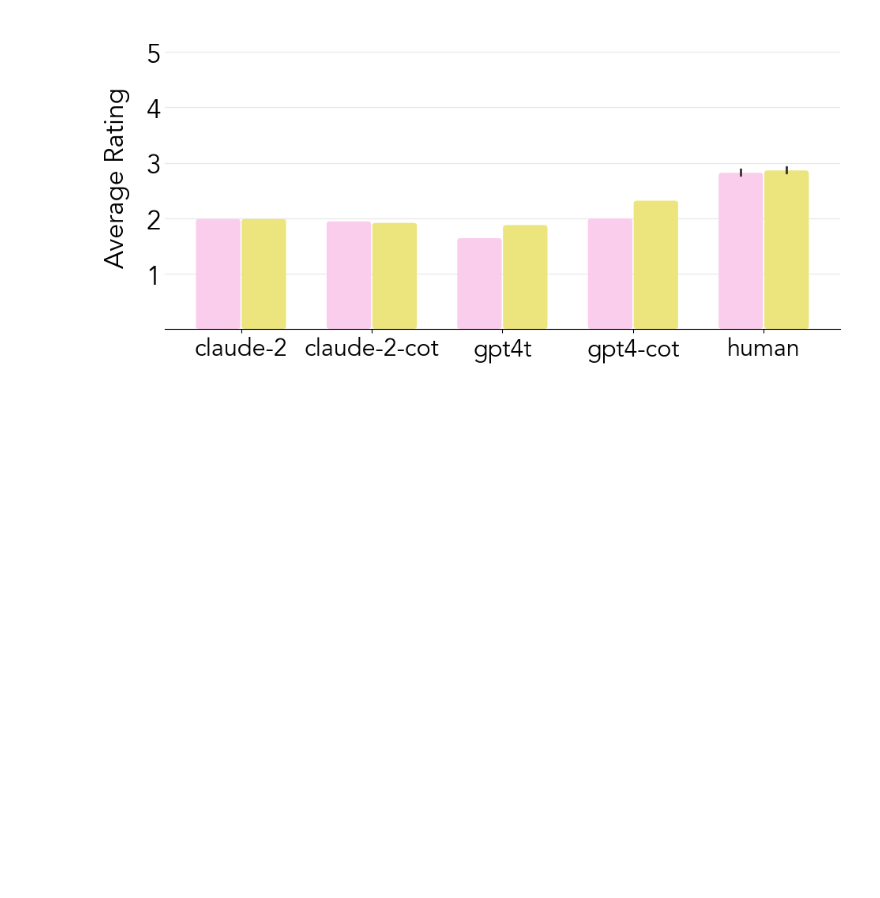
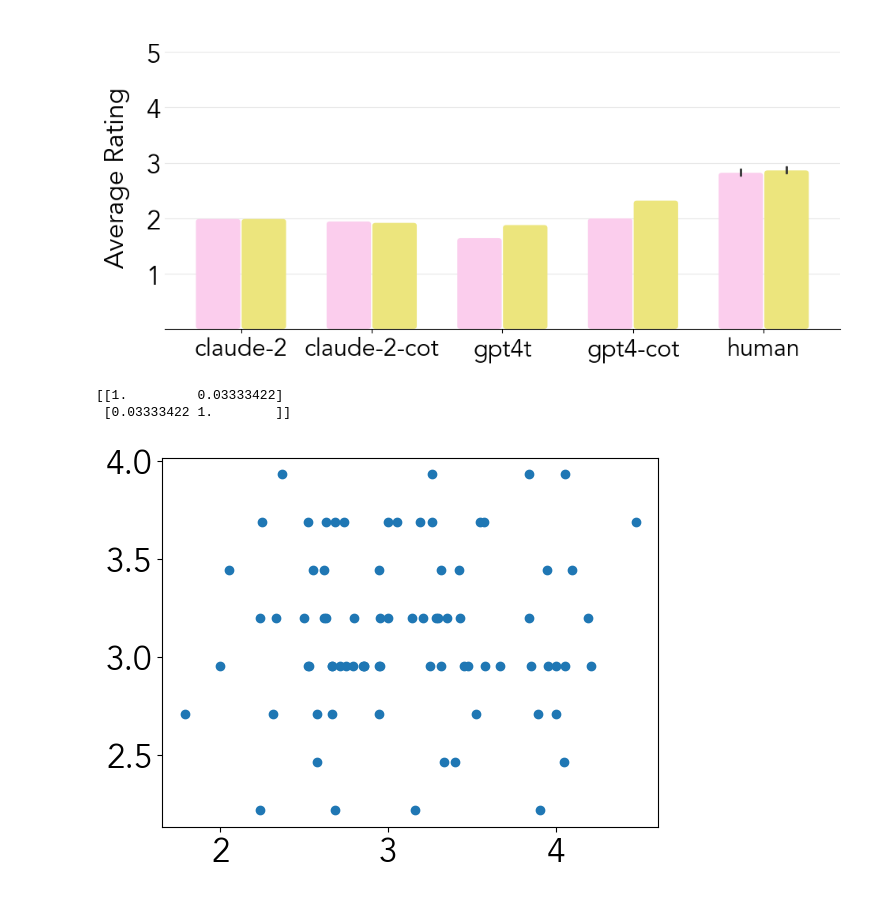
Before and after one commit to cicl-stanford/procedural-evals-moral, a Jupyter notebook: code/analysis/plotting.ipynb, the cells around one changed output. Saved outputs shown, nothing was run; the diff lists cells and outputs as text; code cells hidden in the pictures; blank space fills up the shorter version.

```diff
--- a/code/analysis/plotting.ipynb
+++ b/code/analysis/plotting.ipynb
@@ -156,3 +156,20 @@ plot_model(data2, 'plots/action_intention', palette)
 100
 100
 [figure]
+# %%
+# reading data for correlation plots
+permissibility_human = pd.read_csv("permissibility_human.csv")
+permissibility_human_predicted = pd.read_csv("permissibility_human_predicted.csv")
+
+# correlation plot with RMSE and
+human_means = list(permissibility_human['mean'])
+human_predicted_means = list(permissibility_human_predicted['Estimate'])
+
+# plot
+plt.scatter(human_means, human_predicted_means)
+# correlation
+print(np.corrcoef(human_means, human_predicted_means))
+# %% [output]
+[[1.         0.03333422]
+ [0.03333422 1.        ]]
+[figure, added]
```
Also changed, not shown: parts of 2 cells of this notebook, 3 other files.
